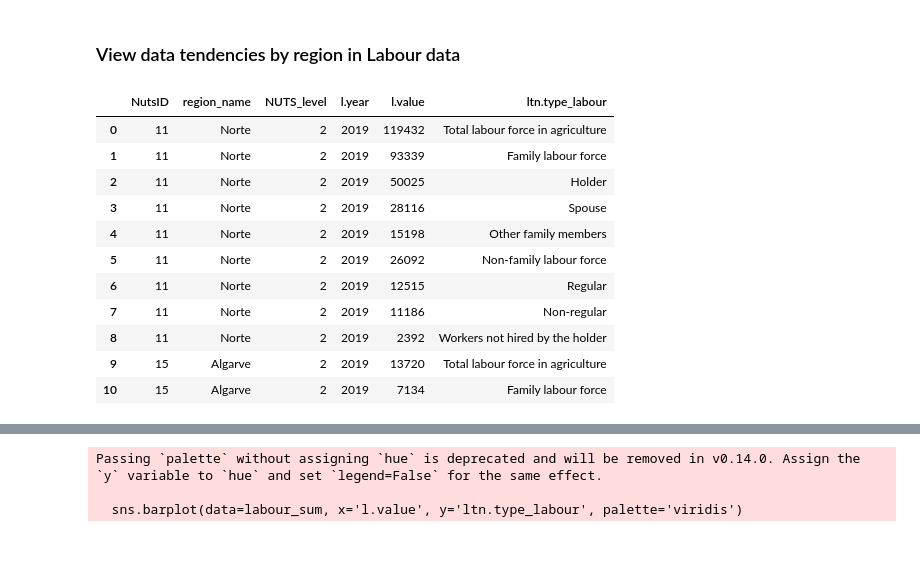
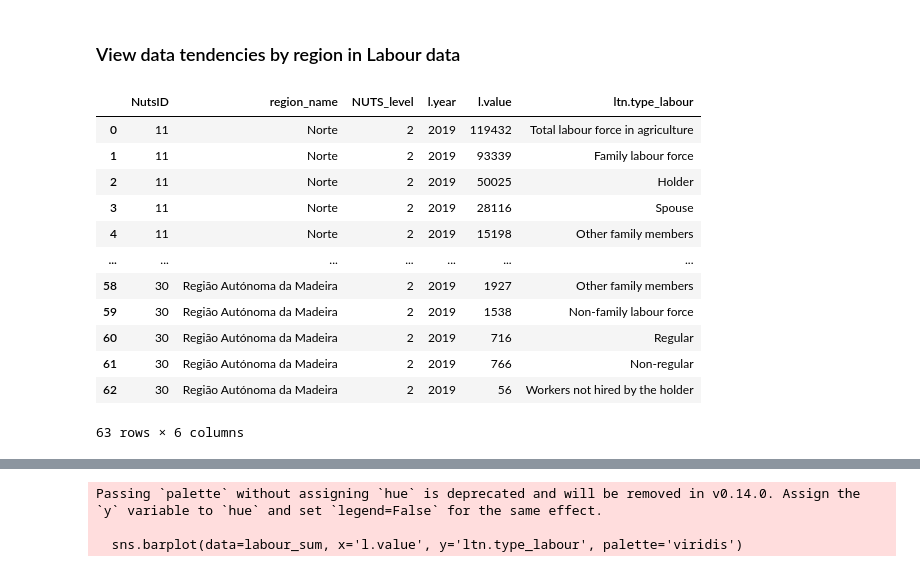
Before and after one commit to domwelsh/avcad_final, a Jupyter notebook: Codes/Labour_education.ipynb, the cells around one changed output, grey strips where cells are left out. Cells and saved outputs as stored; diff of their text form; code cells hidden in the pictures.

```diff
--- a/Codes/Labour_education.ipynb
+++ b/Codes/Labour_education.ipynb
@@ -12,21 +12,22 @@ import numpy as np
 # %%
 # Load the data of labour
 
 labour_NUTS2_df = pd.read_csv('../CSVs/Labour_NUTS2_2019.csv', sep=",")
-labour_NUTS2_df.head(11)
+labour_NUTS2_df.head(100)
 # %% [output]
 |  | NutsID | region_name | NUTS_level | l.year | l.value | ltn.type_labour |
 | 0 | 11 | Norte | 2 | 2019 | 119432 | Total labour force in agriculture |
 | 1 | 11 | Norte | 2 | 2019 | 93339 | Family labour force |
 | 2 | 11 | Norte | 2 | 2019 | 50025 | Holder |
 | 3 | 11 | Norte | 2 | 2019 | 28116 | Spouse |
 | 4 | 11 | Norte | 2 | 2019 | 15198 | Other family members |
-| 5 | 11 | Norte | 2 | 2019 | 26092 | Non-family labour force |
-| 6 | 11 | Norte | 2 | 2019 | 12515 | Regular |
-| 7 | 11 | Norte | 2 | 2019 | 11186 | Non-regular |
-| 8 | 11 | Norte | 2 | 2019 | 2392 | Workers not hired by the holder |
-| 9 | 15 | Algarve | 2 | 2019 | 13720 | Total labour force in agriculture |
-| 10 | 15 | Algarve | 2 | 2019 | 7134 | Family labour force |
+| ... | ... | ... | ... | ... | ... | ... |
+| 58 | 30 | Região Autónoma da Madeira | 2 | 2019 | 1927 | Other family members |
+| 59 | 30 | Região Autónoma da Madeira | 2 | 2019 | 1538 | Non-family labour force |
+| 60 | 30 | Região Autónoma da Madeira | 2 | 2019 | 716 | Regular |
+| 61 | 30 | Região Autónoma da Madeira | 2 | 2019 | 766 | Non-regular |
+| 62 | 30 | Região Autónoma da Madeira | 2 | 2019 | 56 | Workers not hired by the holder |
+63 rows × 6 columns
 # %%
 # Create a list of the region_name
 
```
Also changed, not shown: parts of 15 cells of this notebook.
